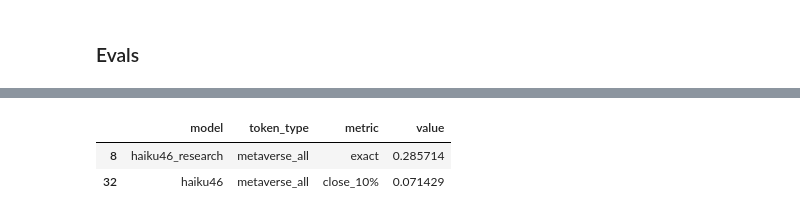
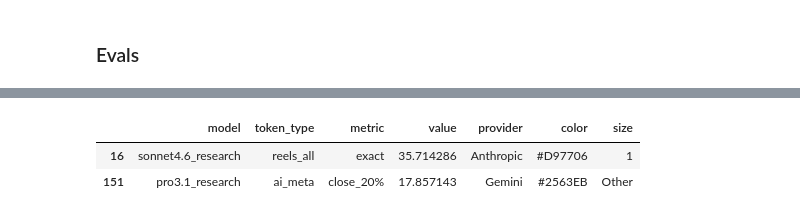
Before and after one commit to map222/vibe-arbitrage, a Jupyter notebook: GradStudentEval.ipynb, the cells around one changed output, grey strips where cells are left out. Cells and saved outputs as stored; diff of their text form; code cells hidden in the pictures.

```diff
--- a/GradStudentEval.ipynb
+++ b/GradStudentEval.ipynb
@@ -428,8 +384,8 @@ data['fast3_deep'] = pd.read_csv(eval_loc + 'earnings_transcripts/gemini_fast_de
 # %%
-merges = {}
-models = ['haiku46', 'haiku46_research', 'sonnet46_research', 'fast3', 'fast3_deep']
+earnings_merges = {}
 
-for model in models:
+for model in earnings_data.keys():
     print(model)
-    merges[model] = data[model].merge(earnings_eval_pdf, on = 'quarter', how='right', suffixes = ('_student', '_eval'))
+    earnings_merges[model] = (earnings_data[model].merge(earnings_eval_pdf, on = 'quarter',
+                                                        how='right', suffixes = ('_student', '_eval')))
 # %% [output]
@@ -446,25 +406,18 @@ stat_default = {'exact': {'ai_all':0.0, 'ai_meta':0.0, 'metaverse_all':0.0, 'met
                 'close_20%':{'ai_all':0.0, 'ai_meta':0.0, 'metaverse_all':0.0, 'metaverse_meta':0.0, 'reels_all':0.0, 'reels_meta':0.0},
                     }
 earnings_evals = { }
-earnings_evals = {'haiku46':copy.deepcopy(stat_default),
-                  'haiku46_research':copy.deepcopy(stat_default),
-                   'sonnet46':copy.deepcopy(stat_default),
-                   'sonnet46_research':copy.deepcopy(stat_default),
-                   'opus':copy.deepcopy(stat_default),
-                   'fast3':copy.deepcopy(stat_default),
-                   'fast3_deep':copy.deepcopy(stat_default),
-                   'thinking3':copy.deepcopy(stat_default)
-                            }
-earnings_cols = ['ai_all',	'ai_meta',	'metaverse_all'	,'metaverse_meta',	'reels_all',	'reels_meta']
+for model in earnings_merges.keys():
+    earnings_evals[model] = copy.deepcopy(stat_default)
+earnings_cols = ['ai_all',	'ai_meta',	'metaverse_all'	,'metaverse_meta',	'reels_all', 'reels_meta']
 for col in earnings_cols:
-    for model in models:
-        earnings_evals[model]['exact'][col] =( merges[model][col + '_student'] == merges[model][col + '_eval']).sum() / len(merges[model])
-        earnings_evals[model]['close_10%'][col] = is_close( merges[model][col + '_student'],  merges[model][col + '_eval'], 0.1).sum() / len(merges[model])
+    for model in earnings_merges.keys():
+        earnings_evals[model]['exact'][col] =( earnings_merges[model][col + '_student'] == earnings_merges[model][col + '_eval']).sum() / len(earnings_merges[model])
+        earnings_evals[model]['close_10%'][col] = is_close( earnings_merges[model][col + '_student'],  earnings_merges[model][col + '_eval'], 0.1).sum() / len(earnings_merges[model])
 
-        earnings_evals[model]['close_20%'][col] = is_close( merges[model][col + '_student'],  merges[model][col + '_eval'], 0.2).sum() / len(merges[model])
+        earnings_evals[model]['close_20%'][col] = is_close( earnings_merges[model][col + '_student'],  earnings_merges[model][col + '_eval'], 0.2).sum() / len(earnings_merges[model])
 # %%
-earnings_eval_pdf = pd.concat([pd.DataFrame(earnings_evals[model]).assign(model = model) for model in models]).reset_index()
-earnings_eval_pdf.columns = ['token_type', 'exact','close_10%', 'close_20%', 'model']
-earnings_eval_pdf.sample(3)
+earnings_evals_pdf = pd.concat([pd.DataFrame(eval).assign(model = model) for model, eval in earnings_evals.items()]).reset_index()
+earnings_evals_pdf.columns = ['token_type', 'exact','close_10%', 'close_20%', 'model']
+earnings_evals_pdf.sample(3)
 # %% [output]
 |  | token_type | exact | close_10% | close_20% | model |
@@ -474,7 +427,13 @@ earnings_eval_pdf.sample(3)
 # %%
-earnings_eval_plot_pdf = pd.melt(earnings_eval_pdf, id_vars = ['model', 'token_type'], value_vars = ['exact', 'close_10%', 'close_20%'], var_name = 'metric', value_name = 'value')
-earnings_eval_plot_pdf.sample(2)
+earnings_evals_plot_pdf = pd.melt(earnings_evals_pdf, id_vars = ['model', 'token_type'], value_vars = ['exact', 'close_10%', 'close_20%'], var_name = 'metric', value_name = 'value')
+
+earnings_evals_plot_pdf['provider']= earnings_evals_plot_pdf['model'].apply(get_provider)
+earnings_evals_plot_pdf['color'] = earnings_evals_plot_pdf['provider'].map(provider_colors)
+earnings_evals_plot_pdf['size']= earnings_evals_plot_pdf['model'].apply(get_size)
+earnings_evals_plot_pdf = earnings_evals_plot_pdf.sort_values(['provider', 'size'])
+earnings_evals_plot_pdf['value']*=100
+earnings_evals_plot_pdf.sample(2)
 # %% [output]
-|  | model | token_type | metric | value |
-| 8 | haiku46_research | metaverse_all | exact | 0.285714 |
-| 32 | haiku46 | metaverse_all | close_10% | 0.071429 |
+|  | model | token_type | metric | value | provider | color | size |
+| 16 | sonnet4.6_research | reels_all | exact | 35.714286 | Anthropic | #D97706 | 1 |
+| 151 | pro3.1_research | ai_meta | close_20% | 17.857143 | Gemini | #2563EB | Other |
```
Also changed, not shown: parts of 60 cells of this notebook, 1 other file.
